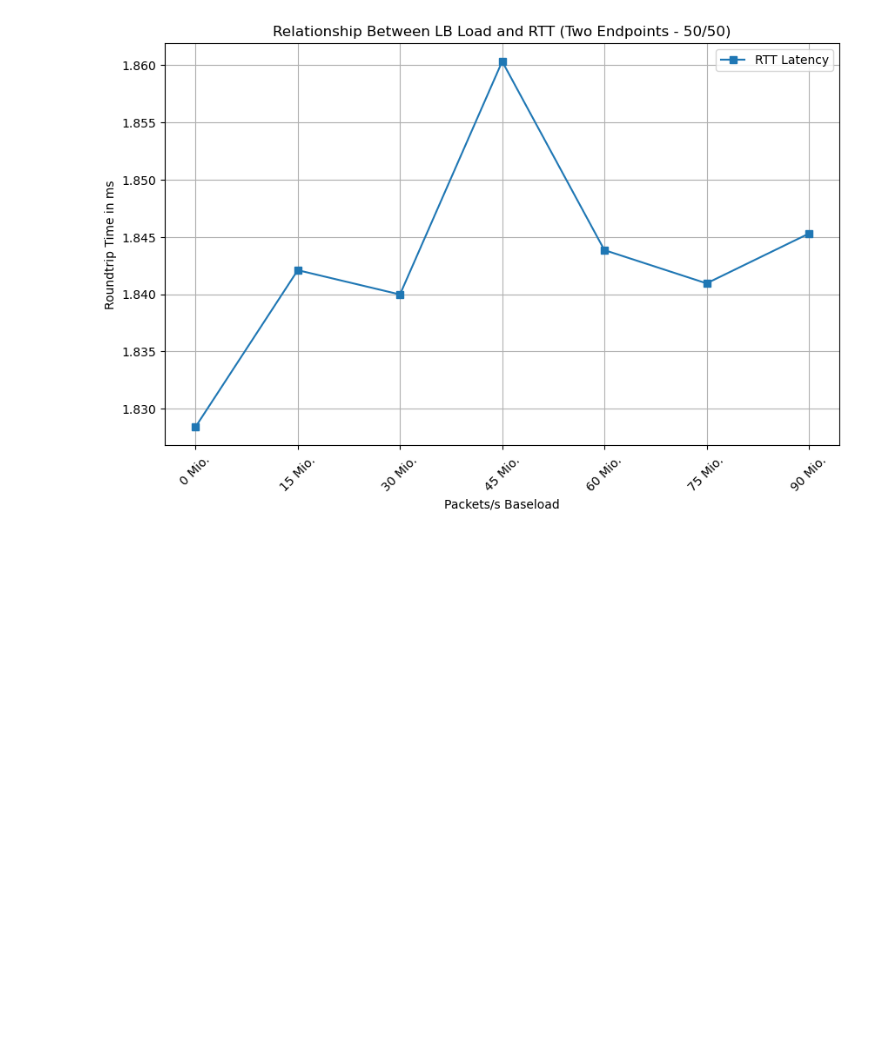
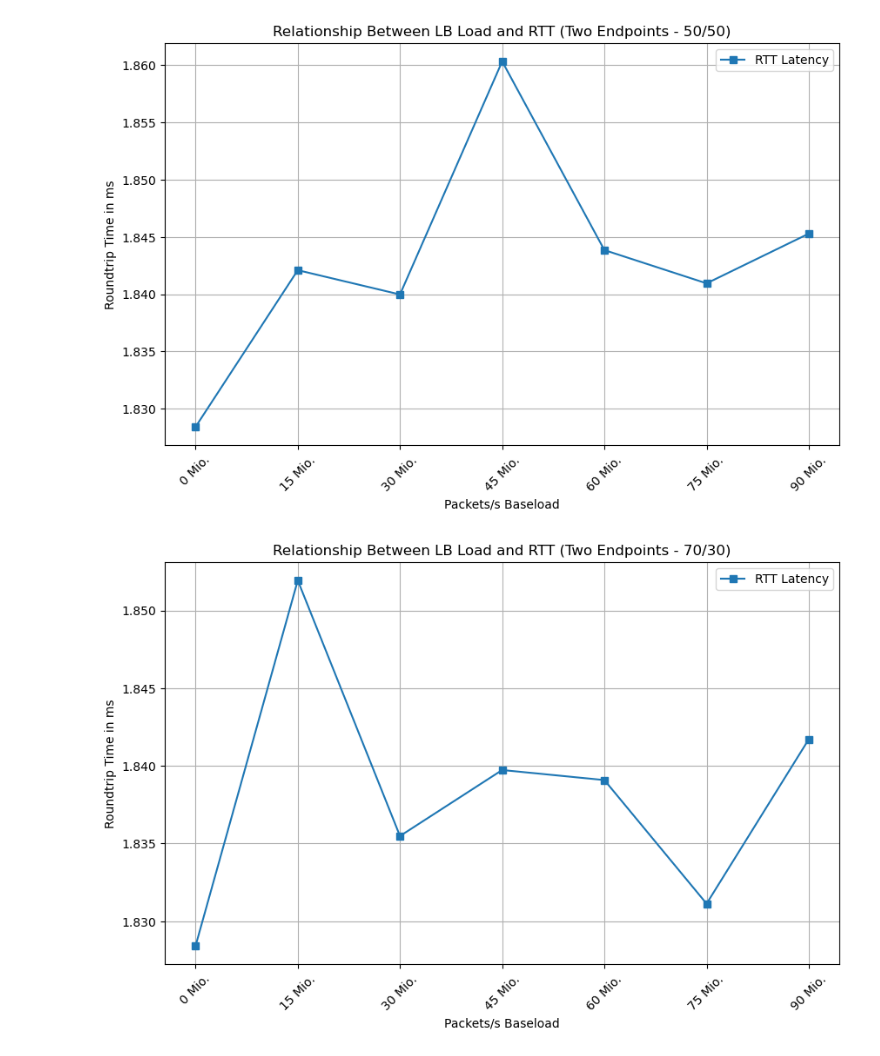
Before and after one commit to gespel/Bachelorarbeit, a Jupyter notebook: notebooks/latency.ipynb, the cells around one changed output. Drawn from its saved outputs; the diff is of its cells as text; code cells hidden in the pictures; blank space fills up the shorter version.

```diff
--- a/notebooks/latency.ipynb
+++ b/notebooks/latency.ipynb
@@ -78,14 +78,16 @@ plt.show()
 # %%
 import matplotlib.pyplot as plt
 
 x = [0, 15000000, 30000000, 45000000, 60000000, 75000000, 90000000]
-y = [1.828419,]
+y = [1.828419, 1.851930, 1.835484, 1.839731, 1.839084, 1.831130, 1.841712]
 plt.figure(figsize=(10, 6))
 plt.grid(True)
 plt.plot(x, y, "-s", label="RTT Latency")
 plt.title("Relationship Between LB Load and RTT (Two Endpoints - 70/30)")
 plt.xlabel("Packets/s Baseload")
 plt.xticks(x, [str(int(val/1_000_000)) + " Mio." for val in x], rotation=45)
 plt.ylabel("Roundtrip Time in ms")
 plt.legend()
 plt.show()
+# %% [output]
+[figure, added]
```
